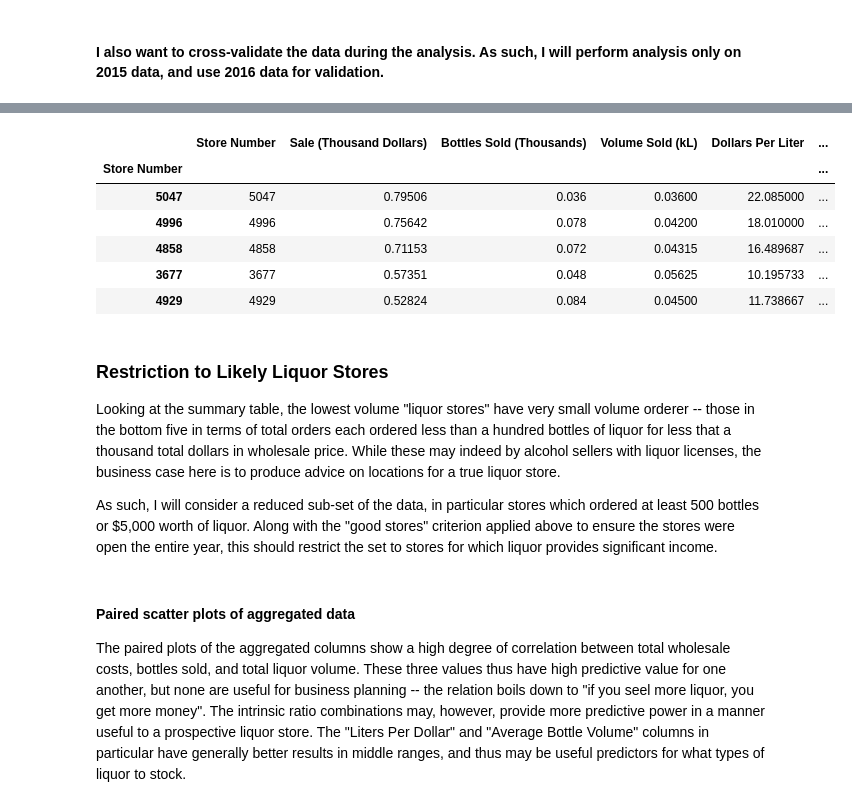
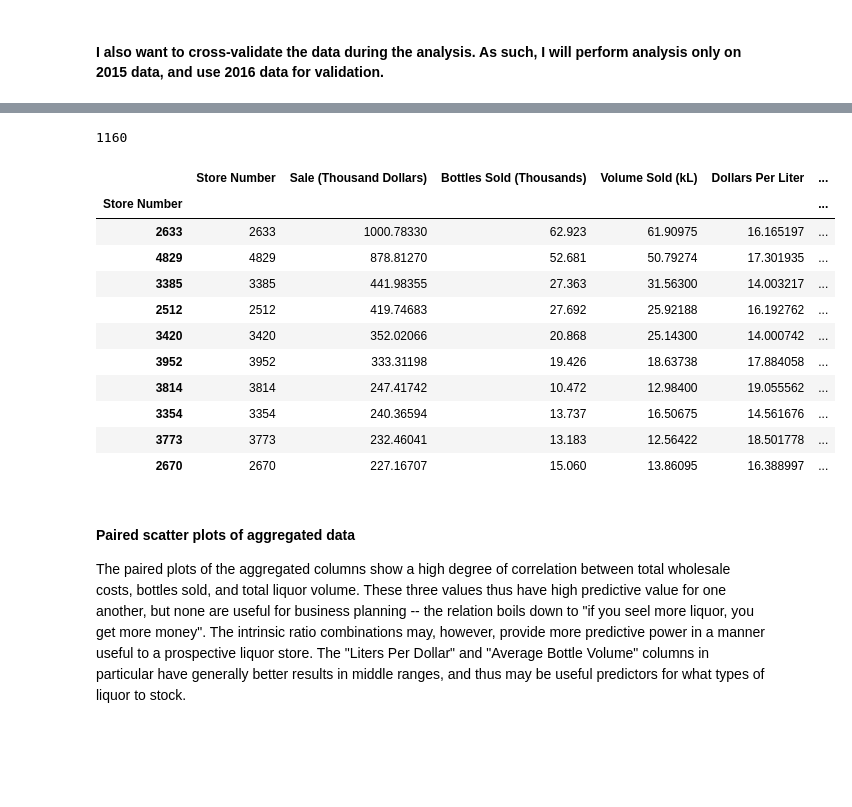
Before and after one commit to davidsanford/DSI_Project_3, a Jupyter notebook: Project_3.ipynb, the cells around one changed output, grey strips where cells are left out. Saved outputs shown, nothing was run; the diff lists cells and outputs as text; code cells hidden in the pictures; blank space fills up the shorter version.

```diff
--- a/Project_3.ipynb
+++ b/Project_3.ipynb
@@ -167,16 +140,0 @@ stores_summary_2015.head(5)
-# %%
-stores_summary_2015.tail(5)
-# %% [output]
-|  | Store Number | Sale (Thousand Dollars) | Bottles Sold (Thousands) | Volume Sold (kL) | Dollars Per Liter | ... |
-| Store Number |  |  |  |  |  | ... |
-| 5047 | 5047 | 0.79506 | 0.036 | 0.03600 | 22.085000 | ... |
-| 4996 | 4996 | 0.75642 | 0.078 | 0.04200 | 18.010000 | ... |
-| 4858 | 4858 | 0.71153 | 0.072 | 0.04315 | 16.489687 | ... |
-| 3677 | 3677 | 0.57351 | 0.048 | 0.05625 | 10.195733 | ... |
-| 4929 | 4929 | 0.52824 | 0.084 | 0.04500 | 11.738667 | ... |
-# %% [markdown]
-### Restriction to Likely Liquor Stores
-
-Looking at the summary table, the lowest volume "liquor stores" have very small volume orderer -- those in the bottom five in terms of total orders each ordered less than a hundred bottles of liquor for less that a thousand total dollars in wholesale price.  While these may indeed by alcohol sellers with liquor licenses, the business case here is to produce advice on locations for a true liquor store.
-
-As such, I will consider a reduced sub-set of the data, in particular stores which ordered at least 500 bottles or $5,000 worth of liquor.  Along with the "good stores" criterion applied above to ensure the stores were open the entire year, this should restrict the set to stores for which liquor provides significant income.
@@ -186,3 +141,20 @@ As such, I will consider a reduced sub-set of the data, in particular stores whi
+# %%
+print stores_summary_2015.shape[0]
+stores_summary_2015.head(10)
+# %% [output]
+1160
+|  | Store Number | Sale (Thousand Dollars) | Bottles Sold (Thousands) | Volume Sold (kL) | Dollars Per Liter | ... |
+| Store Number |  |  |  |  |  | ... |
+| 2633 | 2633 | 1000.78330 | 62.923 | 61.90975 | 16.165197 | ... |
+| 4829 | 4829 | 878.81270 | 52.681 | 50.79274 | 17.301935 | ... |
+| 3385 | 3385 | 441.98355 | 27.363 | 31.56300 | 14.003217 | ... |
+| 2512 | 2512 | 419.74683 | 27.692 | 25.92188 | 16.192762 | ... |
+| 3420 | 3420 | 352.02066 | 20.868 | 25.14300 | 14.000742 | ... |
+| 3952 | 3952 | 333.31198 | 19.426 | 18.63738 | 17.884058 | ... |
+| 3814 | 3814 | 247.41742 | 10.472 | 12.98400 | 19.055562 | ... |
+| 3354 | 3354 | 240.36594 | 13.737 | 16.50675 | 14.561676 | ... |
+| 3773 | 3773 | 232.46041 | 13.183 | 12.56422 | 18.501778 | ... |
+| 2670 | 2670 | 227.16707 | 15.060 | 13.86095 | 16.388997 | ... |
 # %% [markdown]
 #### Paired scatter plots of aggregated data
 
```
Also changed, not shown: parts of 43 cells of this notebook.
